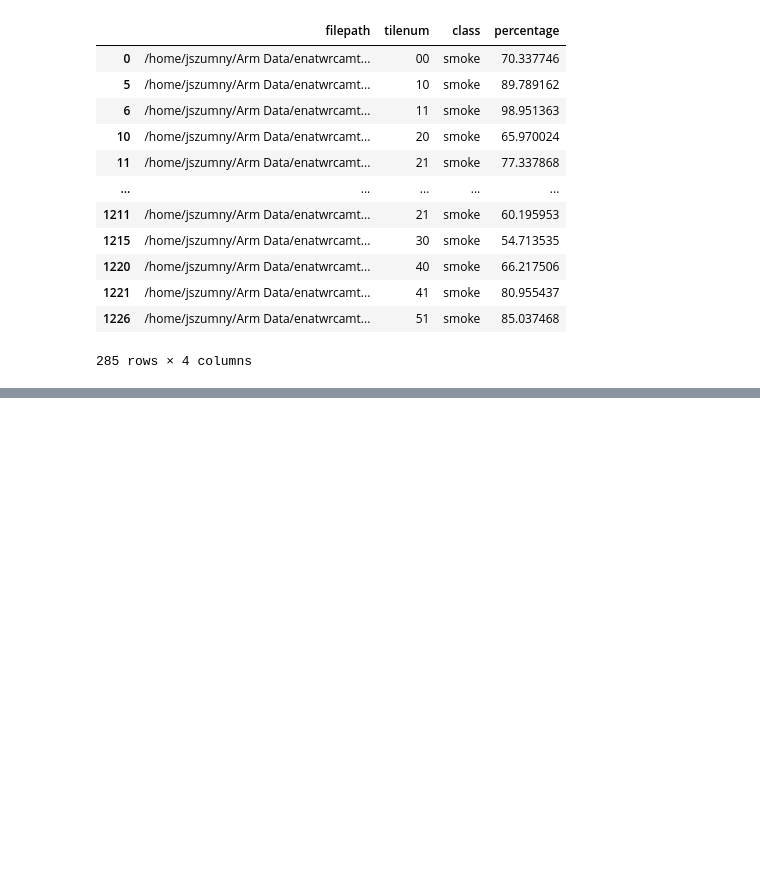
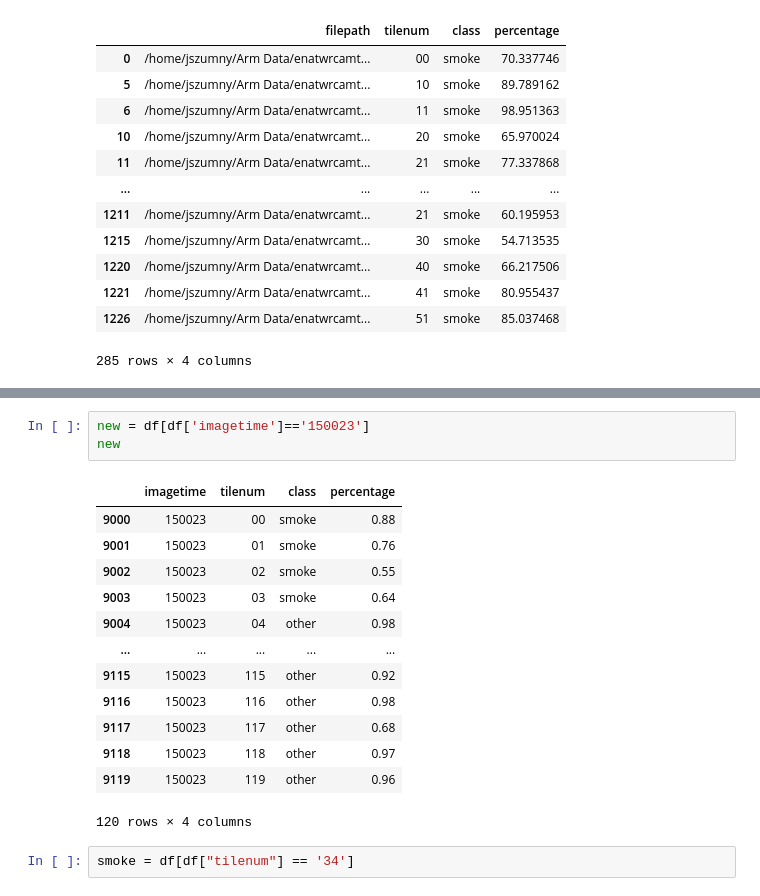
Before and after one commit to waggle-sensor/summer2023, a Jupyter notebook: szumny/python/newimageinference.ipynb, the cells around one changed output, grey strips where cells are left out. Drawn from its saved outputs; the diff is of its cells as text; blank space fills up the shorter version.

```diff
--- a/szumny/python/newimageinference.ipynb
+++ b/szumny/python/newimageinference.ipynb
@@ -128,0 +244,19 @@ UCSD - 6% FPR
+# %%
+new = df[df['imagetime']=='150023']
+new
+# %% [output]
+|  | imagetime | tilenum | class | percentage |
+| 9000 | 150023 | 00 | smoke | 0.88 |
+| 9001 | 150023 | 01 | smoke | 0.76 |
+| 9002 | 150023 | 02 | smoke | 0.55 |
+| 9003 | 150023 | 03 | smoke | 0.64 |
+| 9004 | 150023 | 04 | other | 0.98 |
+| ... | ... | ... | ... | ... |
+| 9115 | 150023 | 115 | other | 0.92 |
+| 9116 | 150023 | 116 | other | 0.98 |
+| 9117 | 150023 | 117 | other | 0.68 |
+| 9118 | 150023 | 118 | other | 0.97 |
+| 9119 | 150023 | 119 | other | 0.96 |
+120 rows × 4 columns
+# %%
+smoke = df[df["tilenum"] == '34']
```
Also changed, not shown: parts of 12 cells of this notebook.
